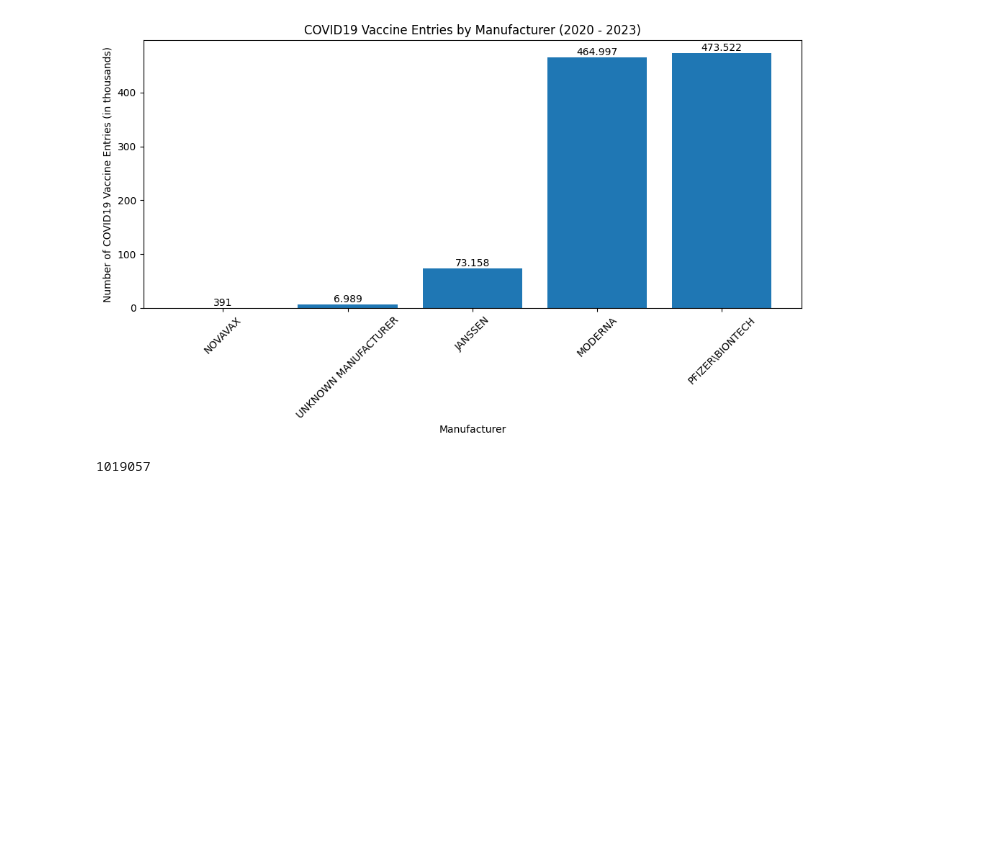
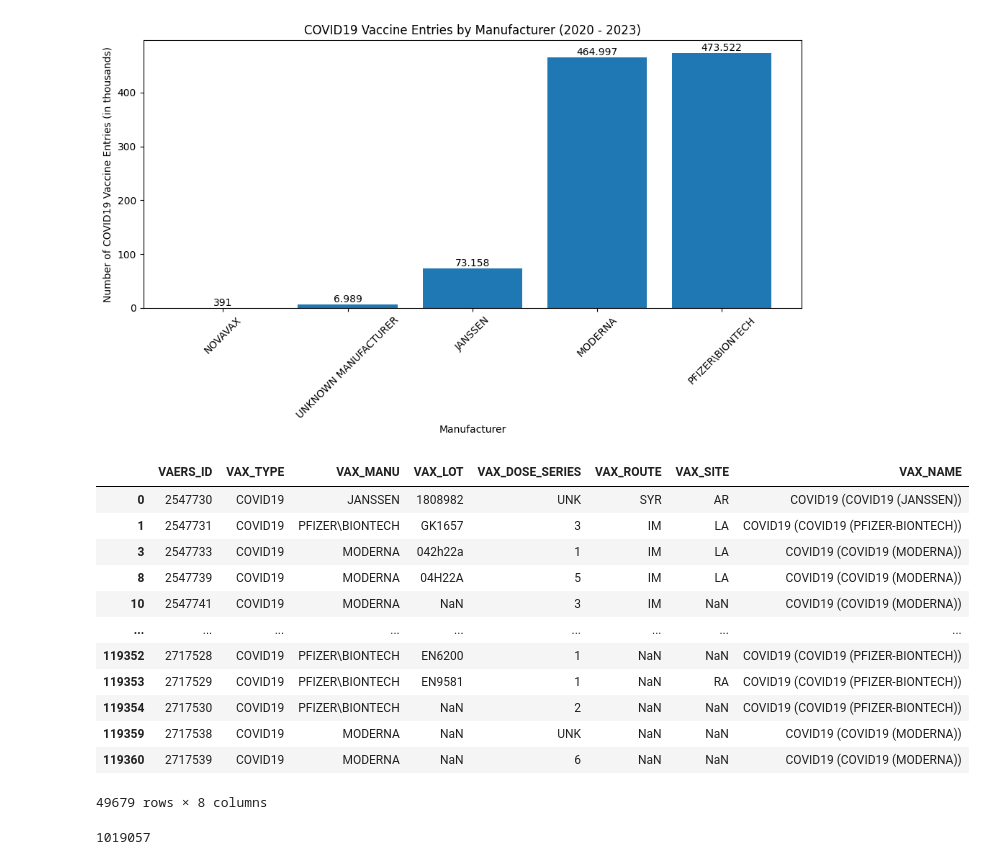
Before and after one commit to ZaNioxX/Masterarbeit, a Jupyter notebook: Data_Exploration/covid_vaccinations.ipynb, the cells around one changed output. Cells and saved outputs as stored; diff of their text form; code cells hidden in the pictures; blank space fills up the shorter version.

Commit message:
did checks on VAERS ID

```diff
--- a/Data_Exploration/covid_vaccinations.ipynb
+++ b/Data_Exploration/covid_vaccinations.ipynb
@@ -93,6 +93,22 @@ plt.savefig('/Users/sep/PycharmProjects/Masterarbeit/Plots/Data_Exploration/Covi
 plt.show()
 # %% [output]
 [figure]
+# %%
+covid_data
+# %% [output]
+|  | VAERS_ID | VAX_TYPE | VAX_MANU | VAX_LOT | VAX_DOSE_SERIES | VAX_ROUTE | VAX_SITE | VAX_NAME |
+| 0 | 2547730 | COVID19 | JANSSEN | 1808982 | UNK | SYR | AR | COVID19 (COVID19 (JANSSEN)) |
+| 1 | 2547731 | COVID19 | PFIZER\BIONTECH | GK1657 | 3 | IM | LA | COVID19 (COVID19 (PFIZER-BIONTECH)) |
+| 3 | 2547733 | COVID19 | MODERNA | 042h22a | 1 | IM | LA | COVID19 (COVID19 (MODERNA)) |
+| 8 | 2547739 | COVID19 | MODERNA | 04H22A | 5 | IM | LA | COVID19 (COVID19 (MODERNA)) |
+| 10 | 2547741 | COVID19 | MODERNA | NaN | 3 | IM | NaN | COVID19 (COVID19 (MODERNA)) |
+| ... | ... | ... | ... | ... | ... | ... | ... | ... |
+| 119352 | 2717528 | COVID19 | PFIZER\BIONTECH | EN6200 | 1 | NaN | NaN | COVID19 (COVID19 (PFIZER-BIONTECH)) |
+| 119353 | 2717529 | COVID19 | PFIZER\BIONTECH | EN9581 | 1 | NaN | RA | COVID19 (COVID19 (PFIZER-BIONTECH)) |
+| 119354 | 2717530 | COVID19 | PFIZER\BIONTECH | NaN | 2 | NaN | NaN | COVID19 (COVID19 (PFIZER-BIONTECH)) |
+| 119359 | 2717538 | COVID19 | MODERNA | NaN | UNK | NaN | NaN | COVID19 (COVID19 (MODERNA)) |
+| 119360 | 2717539 | COVID19 | MODERNA | NaN | 6 | NaN | NaN | COVID19 (COVID19 (MODERNA)) |
+49679 rows × 8 columns
 # %%
 391 + 6989 + 73158 + 464997+ 473522
 # %% [output]
```
Also changed, not shown: 1 other file.
